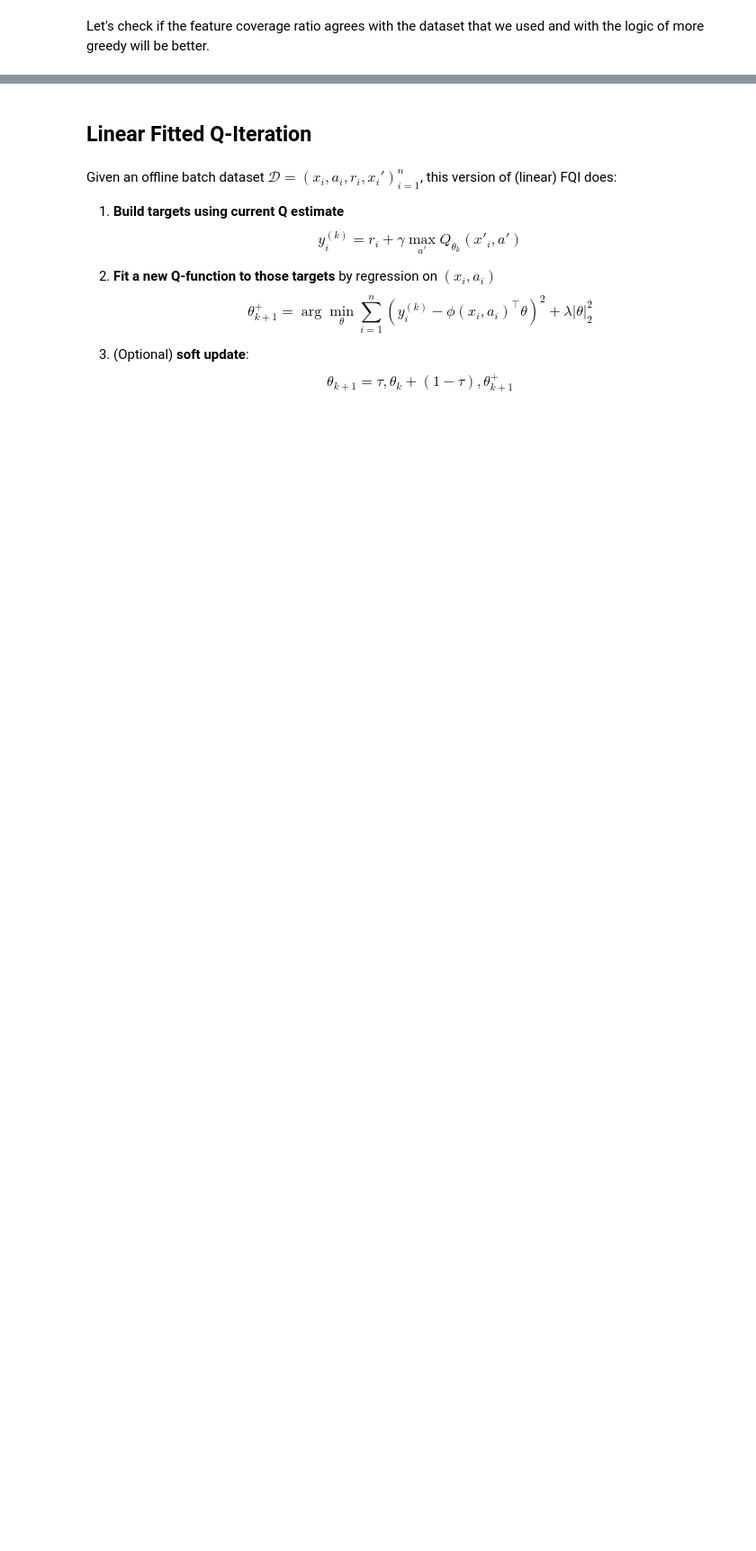
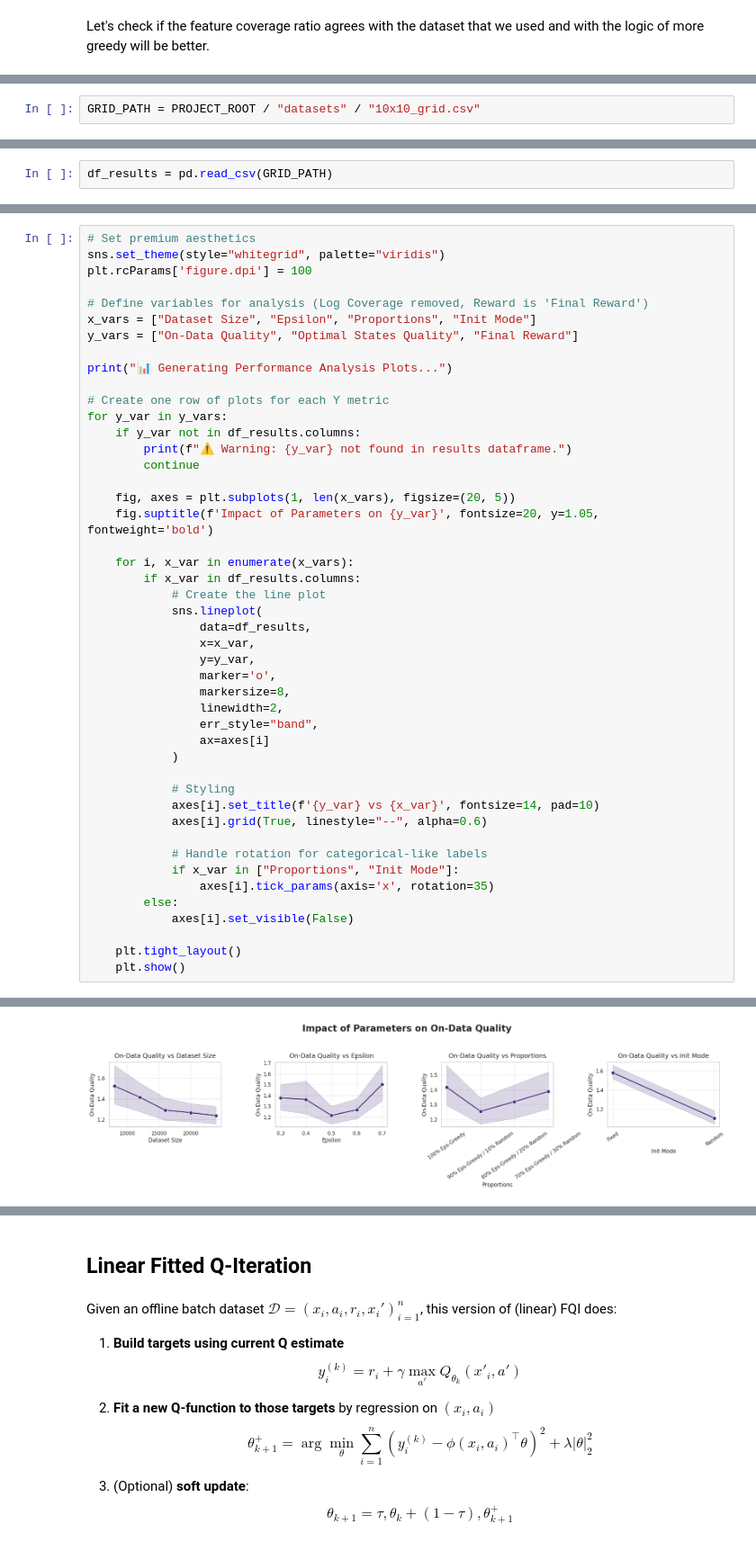
Before and after one commit to maaurod/FOGAS, a Jupyter notebook: testing_vectorized/10grid_wall_torch.ipynb, the cells around one changed output, grey strips where cells are left out. Shown at 90% size. Saved outputs shown, nothing was run; the diff lists cells and outputs as text; blank space fills up the shorter version.

Commit message:
Plots

```diff
--- a/testing_vectorized/10grid_wall_torch.ipynb
+++ b/testing_vectorized/10grid_wall_torch.ipynb
@@ -713,0 +566,2 @@ if results:
+# %%
+GRID_PATH = PROJECT_ROOT / "datasets" / "10x10_grid.csv"
@@ -713,0 +788,2 @@ if results:
+# %%
+df_results = pd.read_csv(GRID_PATH)
@@ -713,0 +798,47 @@ if results:
+# %%
+# Set premium aesthetics
+sns.set_theme(style="whitegrid", palette="viridis")
+plt.rcParams['figure.dpi'] = 100
+
+# Define variables for analysis (Log Coverage removed, Reward is 'Final Reward')
+x_vars = ["Dataset Size", "Epsilon", "Proportions", "Init Mode"]
+y_vars = ["On-Data Quality", "Optimal States Quality", "Final Reward"]
+
+print("📊 Generating Performance Analysis Plots...")
+
+# Create one row of plots for each Y metric
+for y_var in y_vars:
+    if y_var not in df_results.columns:
+        print(f"⚠️ Warning: {y_var} not found in results dataframe.")
+        continue
+
+    fig, axes = plt.subplots(1, len(x_vars), figsize=(20, 5))
+    fig.suptitle(f'Impact of Parameters on {y_var}', fontsize=20, y=1.05, fontweight='bold')
+
+    for i, x_var in enumerate(x_vars):
+        if x_var in df_results.columns:
+            # Create the line plot
+            sns.lineplot(
+                data=df_results,
+                x=x_var,
+                y=y_var,
+                marker='o',
+                markersize=8,
+                linewidth=2,
+                err_style="band",
+                ax=axes[i]
+            )
+
+            # Styling
+            axes[i].set_title(f'{y_var} vs {x_var}', fontsize=14, pad=10)
+            axes[i].grid(True, linestyle="--", alpha=0.6)
+
+            # Handle rotation for categorical-like labels
+            if x_var in ["Proportions", "Init Mode"]:
+                axes[i].tick_params(axis='x', rotation=35)
+        else:
+            axes[i].set_visible(False)
+
+    plt.tight_layout()
+    plt.show()
+# %% [output]
@@ -713,0 +846 @@ if results:
+[figure, added]
```
Also changed, not shown: parts of 21 cells of this notebook, 10 other files.
